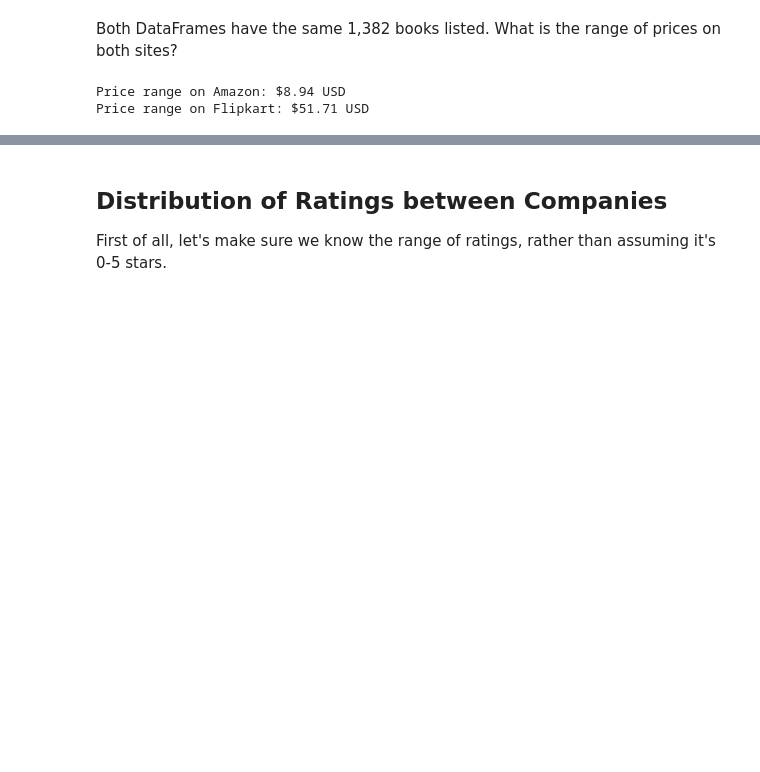
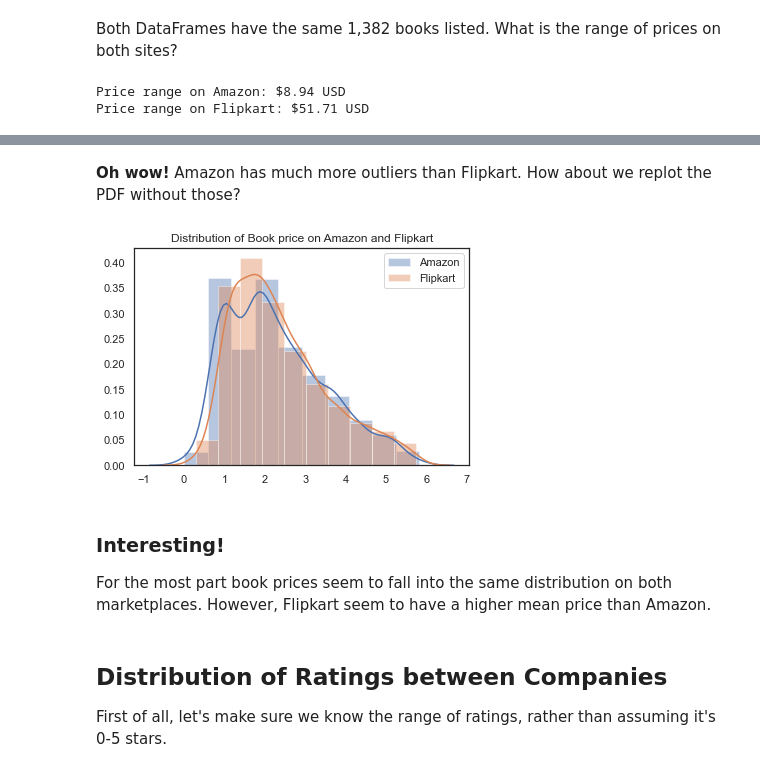
Before and after one commit to UPstartDeveloper/bookstore-classifier, a Jupyter notebook: classifications.ipynb, the cells around one changed output, grey strips where cells are left out. Cells and saved outputs as stored; diff of their text form; code cells hidden in the pictures; blank space fills up the shorter version.

```diff
--- a/classifications.ipynb
+++ b/classifications.ipynb
@@ -345,3 +359,39 @@ It appears on one hand, the prices of books on Amazon appears to have much less
+# %% [markdown]
+**Oh wow!** Amazon has much more outliers than Flipkart. How about we replot the PDF without those?
+# %%
+def find_remove_outlier_iqr(data_sample):
+    """Removes outliers from a data_sample (array-like object) based on interquartile range.
+       Credit for implementation goes to Ian Birnam, at
+       https://github.com/UPstartDeveloper/DS-1.1-Data-Analysis/blob/master/Notebooks/Outlier_Correlation_StatisticalAnalysis.ipynb
+
+    """
+    # calculate interquartile range
+    q25, q75 = np.percentile(data_sample, 25), np.percentile(data_sample, 75)
+    iqr = q75 - q25
+    # calculate the outlier cutoff
+    cut_off = iqr * 1.5
+    lower, upper = q25 - cut_off, q75 + cut_off
+    # identify outliers
+    outliers = [x for x in data_sample if x < lower or x > upper]
+    # remove outliers
+    outliers_removed = [x for x in data_sample if x > lower and x < upper]
+    return outliers_removed
+
+def replot_histogram(df1, df2, feature):
+    '''Remove outliers from the list of values for a feature across two DataFrames,
+       and then plots their PDF'''
+    # removing the outliers
+    amzn_prices_no_outliers = find_remove_outlier_iqr(df1[feature])
+    fp_prices_no_outliers = find_remove_outlier_iqr(df2[feature])
+    # replotting the histogram
+    plot_histogram(amzn_prices_no_outliers, fp_prices_no_outliers, feature)
+
+replot_histogram(amzn_df, fp_df, 'price')
+# %% [output]
+[figure, added]
+# %% [markdown]
+### Interesting!
+For the most part book prices seem to fall into the same distribution on both marketplaces. However, Flipkart seem to have a higher mean price than Amazon.
 # %% [markdown]
 ## Distribution of Ratings between Companies
 First of all, let's make sure we know the range of ratings, rather than assuming it's 0-5 stars.
```
Also changed, not shown: parts of 13 cells of this notebook.
